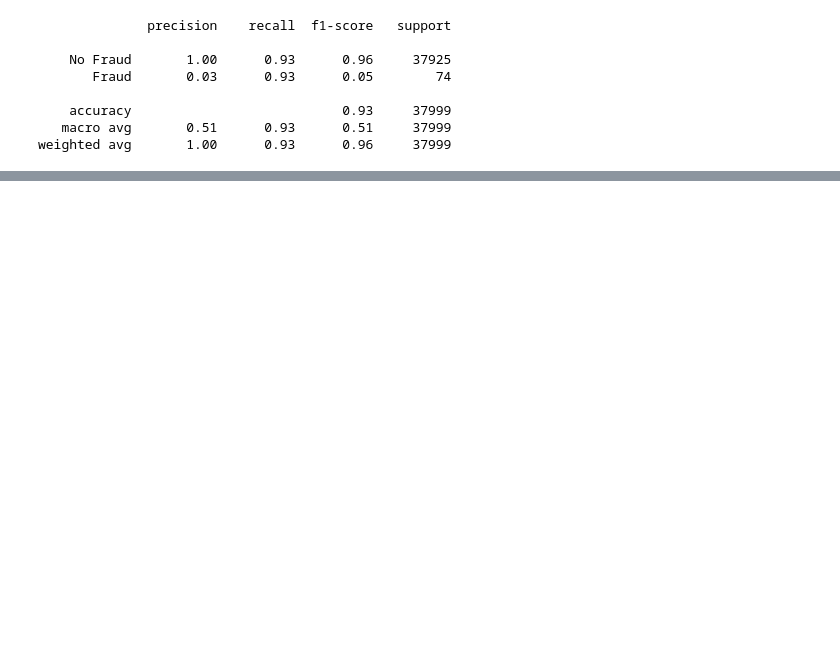
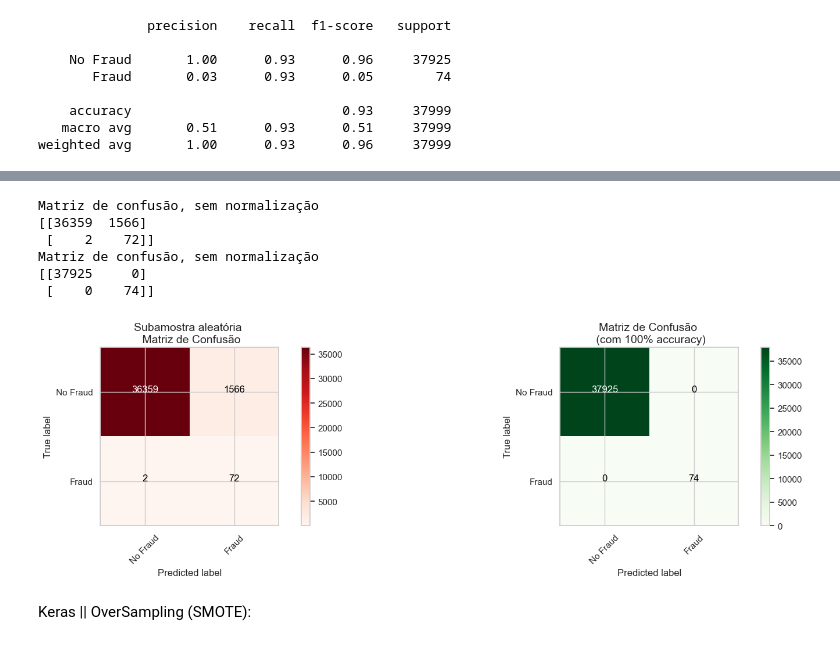
Before and after one commit to HenryCarvalho/Intelligent-Credit-Fraud-Detection-Model, a Jupyter notebook: notebooks/fraude_de_credito.ipynb, the cells around one changed output, grey strips where cells are left out. Drawn from its saved outputs; the diff is of its cells as text; code cells hidden in the pictures; blank space fills up the shorter version.

```diff
--- a/notebooks/fraude_de_credito.ipynb
+++ b/notebooks/fraude_de_credito.ipynb
@@ -1378,0 +1649,11 @@ weighted avg       1.00      0.93      0.96     37999
+# %%
+# Compilando o modelo com o otimizador Adam e uma taxa de aprendizado de 0.001
+undersample_model.compile(
+    optimizer=Adam(learning_rate=0.001),  # 'Adam' é um otimizador adaptativo, e 'learning_rate' define a taxa de aprendizado.
+    loss='sparse_categorical_crossentropy',  # 'sparse_categorical_crossentropy' é usada para problemas de classificação com múltiplas classes e rótulos inteiros.
+    metrics=['accuracy']  # 'accuracy' é a métrica escolhida para monitorar o desempenho do modelo durante o treinamento.
+)
+# %%
+# Treinando o modelo com os dados de treino e validação, especificando parâmetros detalhados
+
+undersample_model.fit(X_train, y_train, validation_split=0.2, batch_size=25, epochs=20, shuffle=True, verbose=2)
@@ -1378,0 +1682,9 @@ weighted avg       1.00      0.93      0.96     37999
+# %%
+# Faz previsões para os dados de teste, retornando as probabilidades para cada classe
+# O método 'predict' gera as probabilidades de cada classe (fraude ou não fraude) para cada entrada
+# Em seguida, usamos 'argmax' para pegar a classe com a maior probabilidade (0 ou 1)
+# Usamos 'batch_size=200' para processar 200 amostras por vez e 'verbose=0' para não exibir detalhes durante a execução
+undersample_fraud_predictions_prob = undersample_model.predict(original_Xtest, batch_size=200, verbose=0)
+
+# Obtendo a classe predita (fraude ou não fraude) para cada amostra
+undersample_fraud_predictions = undersample_fraud_predictions_prob.argmax(axis=1)
@@ -1378,0 +1727,22 @@ weighted avg       1.00      0.93      0.96     37999
+# %%
+undersample_cm = confusion_matrix(original_ytest, undersample_fraud_predictions)
+actual_cm = confusion_matrix(original_ytest, original_ytest)
+labels = ['No Fraud', 'Fraud']
+
+fig = plt.figure(figsize=(16,8))
+
+fig.add_subplot(221)
+plot_confusion_matrix(undersample_cm, labels, title="Subamostra aleatória \n Matriz de Confusão", cmap=plt.cm.Reds)
+
+fig.add_subplot(222)
+plot_confusion_matrix(actual_cm, labels, title="Matriz de Confusão \n (com 100% accuracy)", cmap=plt.cm.Greens)
+# %% [output]
+Matriz de confusão, sem normalização
+[[36359  1566]
+ [    2    72]]
+Matriz de confusão, sem normalização
+[[37925     0]
+ [    0    74]]
+[figure, added]
+# %% [markdown]
+Keras || OverSampling (SMOTE):
```
Also changed, not shown: parts of 46 cells of this notebook, 1 other file.
